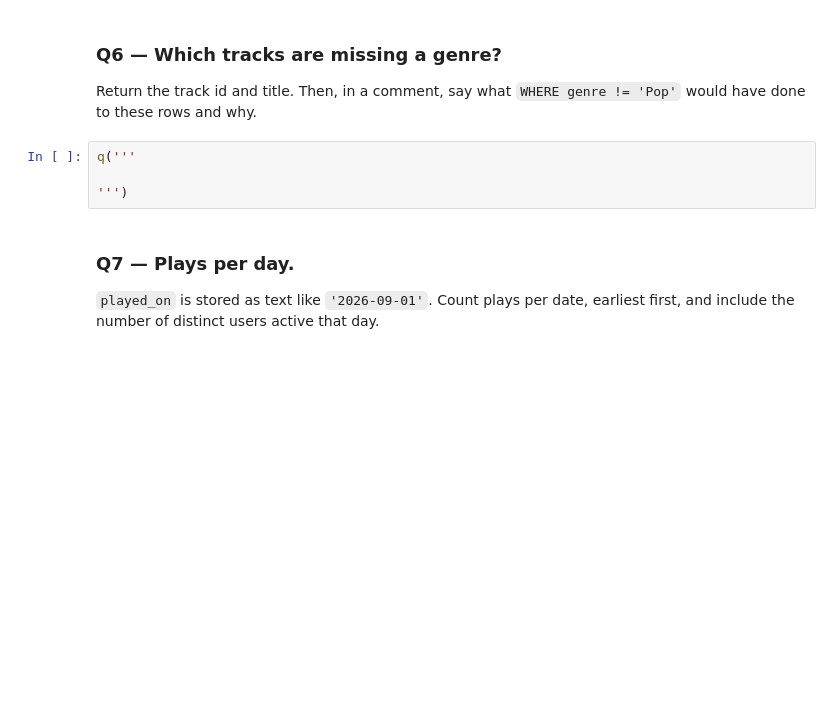
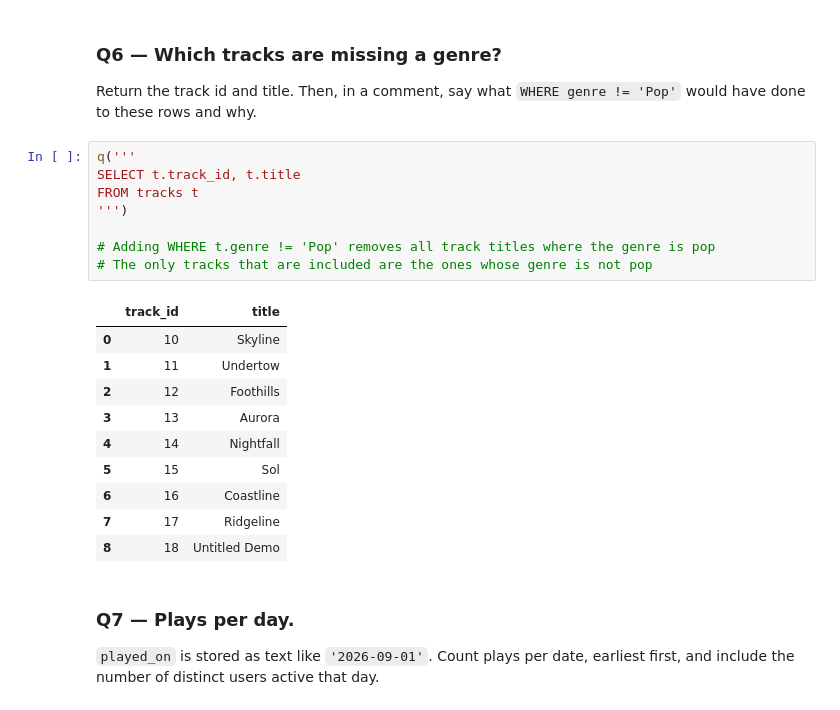
Before and after one commit to ekee7/ds2002-fa26, a Jupyter notebook: notebooks/02-sql-databases/2026-09-11 — SQL Challenge Set — Lab.ipynb, the cells around one changed output. Cells and saved outputs as stored; diff of their text form; blank space fills up the shorter version.

```diff
--- a/notebooks/02-sql-databases/2026-09-11 — SQL Challenge Set — Lab.ipynb
+++ b/notebooks/02-sql-databases/2026-09-11 — SQL Challenge Set — Lab.ipynb
@@ -84,8 +109,23 @@ q('''
 Return the track id and title. Then, in a comment, say what `WHERE genre != 'Pop'` would have done to these rows and why.
 # %%
 q('''
+SELECT t.track_id, t.title
+FROM tracks t
+''')
 
-''')
+# Adding WHERE t.genre != 'Pop' removes all track titles where the genre is pop
+# The only tracks that are included are the ones whose genre is not pop
+# %% [output]
+|  | track_id | title |
+| 0 | 10 | Skyline |
+| 1 | 11 | Undertow |
+| 2 | 12 | Foothills |
+| 3 | 13 | Aurora |
+| 4 | 14 | Nightfall |
+| 5 | 15 | Sol |
+| 6 | 16 | Coastline |
+| 7 | 17 | Ridgeline |
+| 8 | 18 | Untitled Demo |
 # %% [markdown]
 ### Q7 — Plays per day.
 
```
Also changed, not shown: parts of 8 cells of this notebook.
